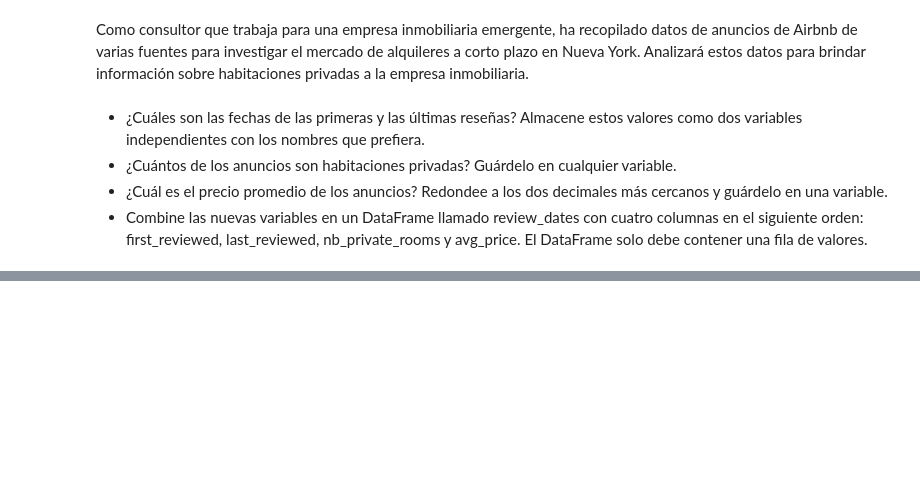
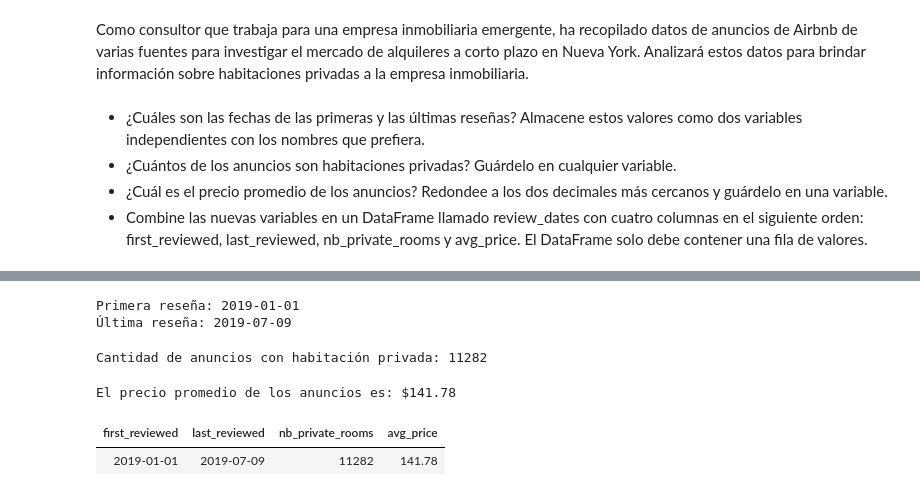
Before and after one commit to sergio-simon-tajamar/Examen-Pr-ctico-3---PySpark, a Jupyter notebook: Caso_3/Caso_3.ipynb, the cells around one changed output, grey strips where cells are left out. Saved outputs shown, nothing was run; the diff lists cells and outputs as text; code cells hidden in the pictures; blank space fills up the shorter version.

```diff
--- a/Caso_3/Caso_3.ipynb
+++ b/Caso_3/Caso_3.ipynb
@@ -32,0 +88,53 @@ Como consultor que trabaja para una empresa inmobiliaria emergente, ha recopilad
+# %%
+from pyspark.sql import SparkSession
+from pyspark.sql.functions import col, to_date, min, max
+
+# Convertir la columna 'last_review' a tipo de dato fecha usando un formato más estándar
+df_date = df_airbnb.withColumn("last_review_date", to_date(col("last_review"), "MMM dd yyyy"))
+
+# Obtener la primera y última reseña
+first_review = df_date.agg(min("last_review_date")).collect()[0][0]
+last_review = df_date.agg(max("last_review_date")).collect()[0][0]
+
+# Imprimir los resultados
+print("Primera reseña:", first_review)
+print("Última reseña:", last_review)
+# %% [output]
+Primera reseña: 2019-01-01
+Última reseña: 2019-07-09
+# %%
+from pyspark.sql.functions import lower
+
+df_airbnb_lower = df_airbnb.withColumn("room_type", lower(col("room_type")))
+
+private_rooms_count = df_airbnb_lower.filter(df_airbnb_lower['room_type'] == "private room").count()
+
+print(f"Cantidad de anuncios con habitación privada: {private_rooms_count}")
+# %% [output]
+Cantidad de anuncios con habitación privada: 11282
+# %%
+from pyspark.sql.functions import split, avg
+
+df_price = df_airbnb.withColumn(
+    'price',
+    split(col('price'), ' ')[0]
+)
+
+avg_price = df_price.agg(avg('price')).collect()[0][0]
+
+avg_price_rounded = round(avg_price, 2)
+
+print(f"El precio promedio de los anuncios es: ${avg_price_rounded}")
+# %% [output]
+El precio promedio de los anuncios es: $141.78
+# %%
+from pyspark.sql import Row
+
+review_dates = spark.createDataFrame([
+    Row(first_reviewed=first_review, last_reviewed=last_review, nb_private_rooms=private_rooms_count, avg_price=avg_price_rounded)
+])
+
+review_dates.display()
+# %% [output]
+| first_reviewed | last_reviewed | nb_private_rooms | avg_price |
+| 2019-01-01 | 2019-07-09 | 11282 | 141.78 |
```
Also changed, not shown: parts of 1 cell of this notebook.
